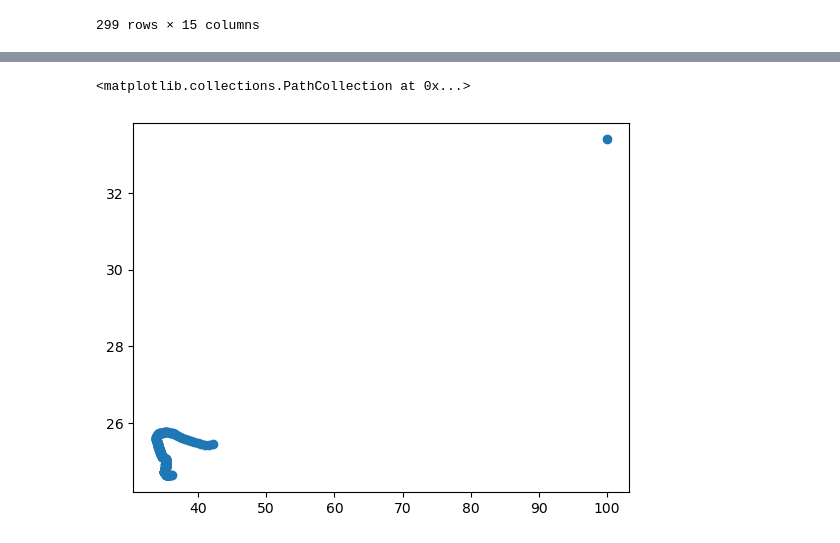
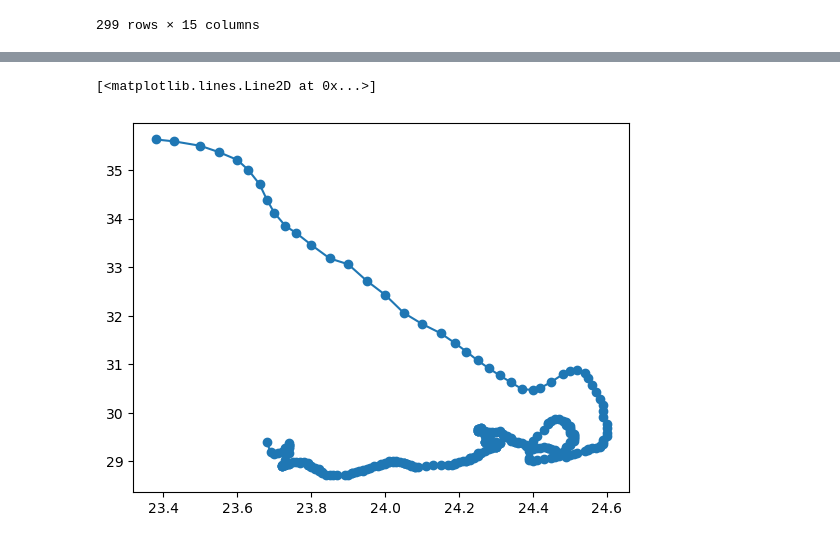
Before and after one commit to jcarpenter-e/E11_BaconPotatoLasagna, a Jupyter notebook: LAw6Compare.ipynb, the cells around one changed output, grey strips where cells are left out. Drawn from its saved outputs; the diff is of its cells as text; code cells hidden in the pictures.

```diff
--- a/LAw6Compare.ipynb
+++ b/LAw6Compare.ipynb
@@ -22,6 +22,7 @@ InsideData
 | 299 | 1.740610e+09 | 2 | 3 | 3 | 441 | ... |
 299 rows × 15 columns
 # %%
-OutsideData = pd.read_csv(".csv")
+OutsideDataRaw = pd.read_csv("outsidedata.csv")
+OutsideData = OutsideDataRaw.drop(0)
 OutsideData
 # %% [output]
@@ -84,5 +124,6 @@ dtype: float64
 # %%
-plt.scatter(InsideData["Humidity"],InsideData["Temperature"])
+plt.scatter(OutsideData["Temperature"], OutsideData["Humidity"],)
+plt.plot(OutsideData["Temperature"], OutsideData["Humidity"],)
 # %% [output]
-<matplotlib.collections.PathCollection at 0x...>
+[<matplotlib.lines.Line2D at 0x...>]
-[figure, old version]
+[figure, new version]
```
Also changed, not shown: parts of 5 cells of this notebook, 1 other file.
